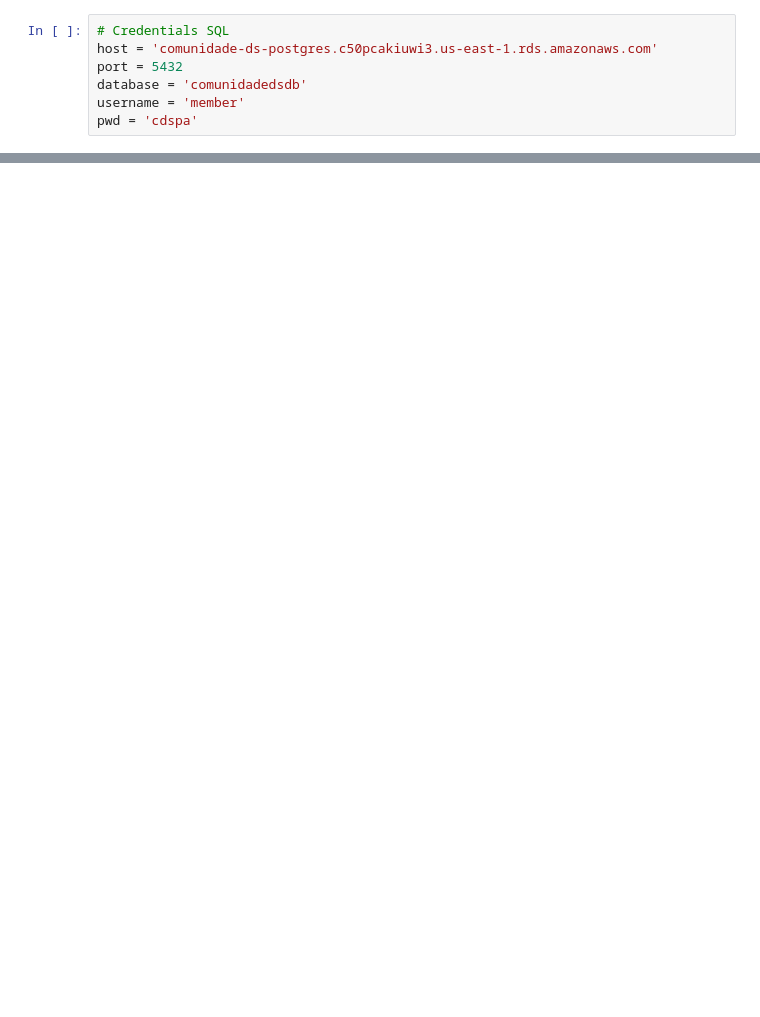
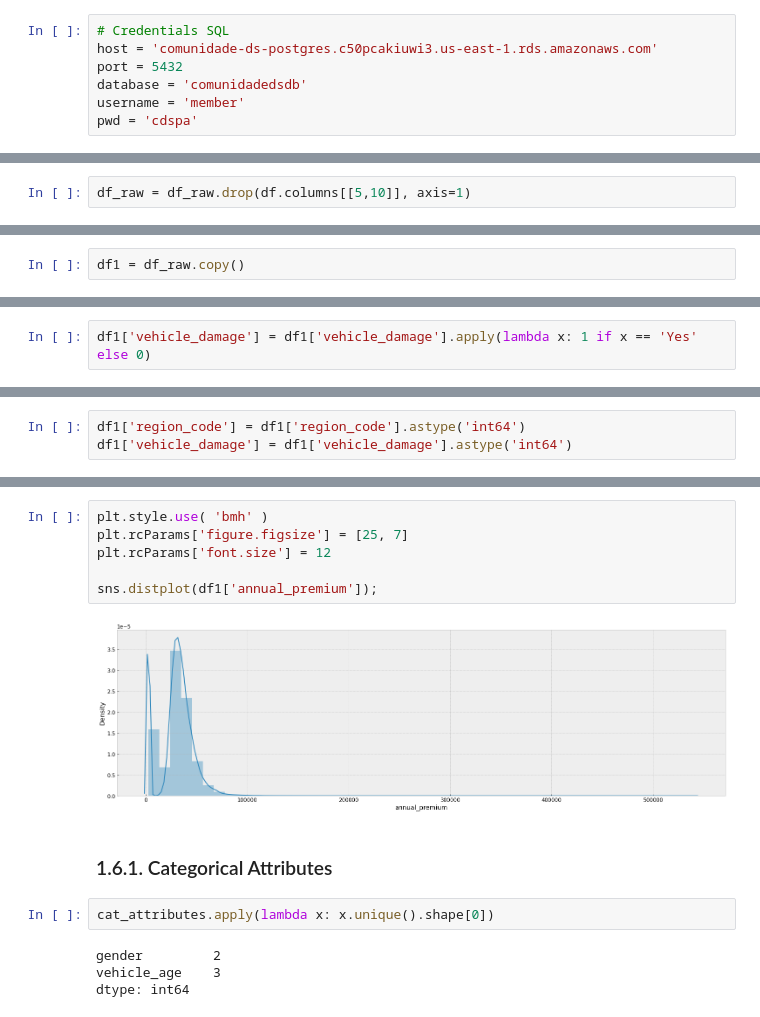
Before and after one commit to gdelimacarvalho/insurance_project, a Jupyter notebook: insurance_project.ipynb, the cells around one changed output, grey strips where cells are left out. Saved outputs shown, nothing was run; the diff lists cells and outputs as text; blank space fills up the shorter version.

```diff
--- a/insurance_project.ipynb
+++ b/insurance_project.ipynb
@@ -44,0 +44,2 @@ df
+# %%
+df_raw = df_raw.drop(df.columns[[5,10]], axis=1)
@@ -44,0 +64,2 @@ df
+# %%
+df1 = df_raw.copy()
@@ -44,0 +141,2 @@ df
+# %%
+df1['vehicle_damage'] = df1['vehicle_damage'].apply(lambda x: 1 if x == 'Yes' else 0)
@@ -44,0 +163,3 @@ df
+# %%
+df1['region_code'] = df1['region_code'].astype('int64')
+df1['vehicle_damage'] = df1['vehicle_damage'].astype('int64')
@@ -44,0 +230,16 @@ df
+# %%
+plt.style.use( 'bmh' )
+plt.rcParams['figure.figsize'] = [25, 7]
+plt.rcParams['font.size'] = 12
+
+sns.distplot(df1['annual_premium']);
+# %% [output]
+[figure, added]
+# %% [markdown]
+### 1.6.1. Categorical Attributes
+# %%
+cat_attributes.apply(lambda x: x.unique().shape[0])
+# %% [output]
+gender         2
+vehicle_age    3
+dtype: int64
```
Also changed, not shown: parts of 36 cells of this notebook.
